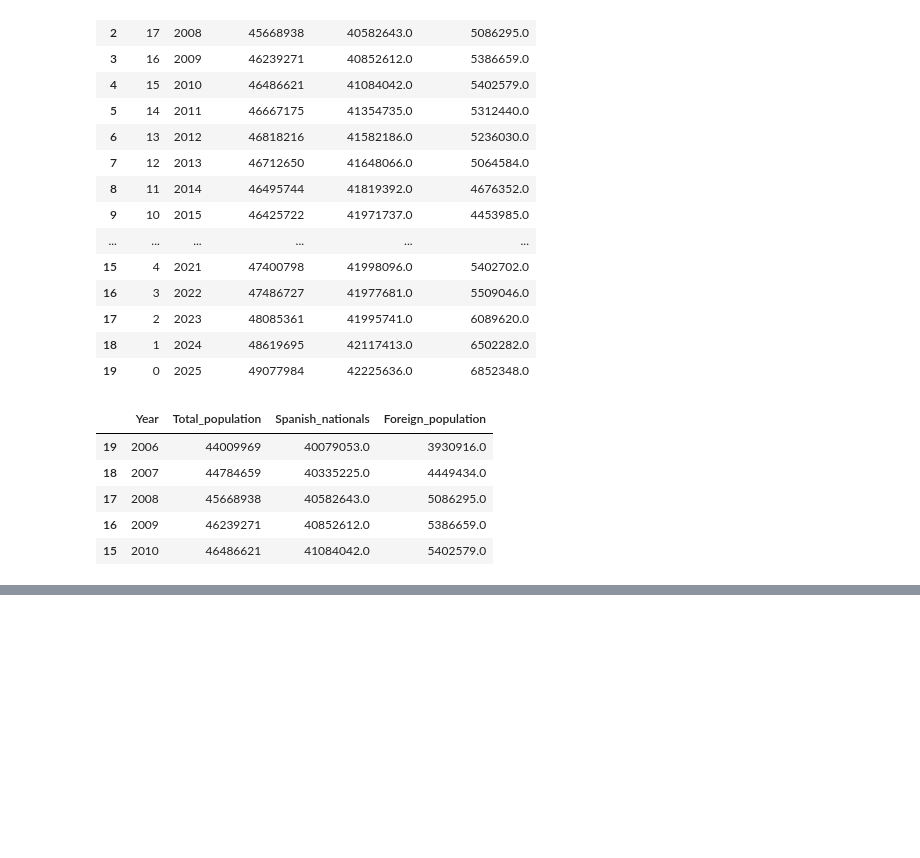
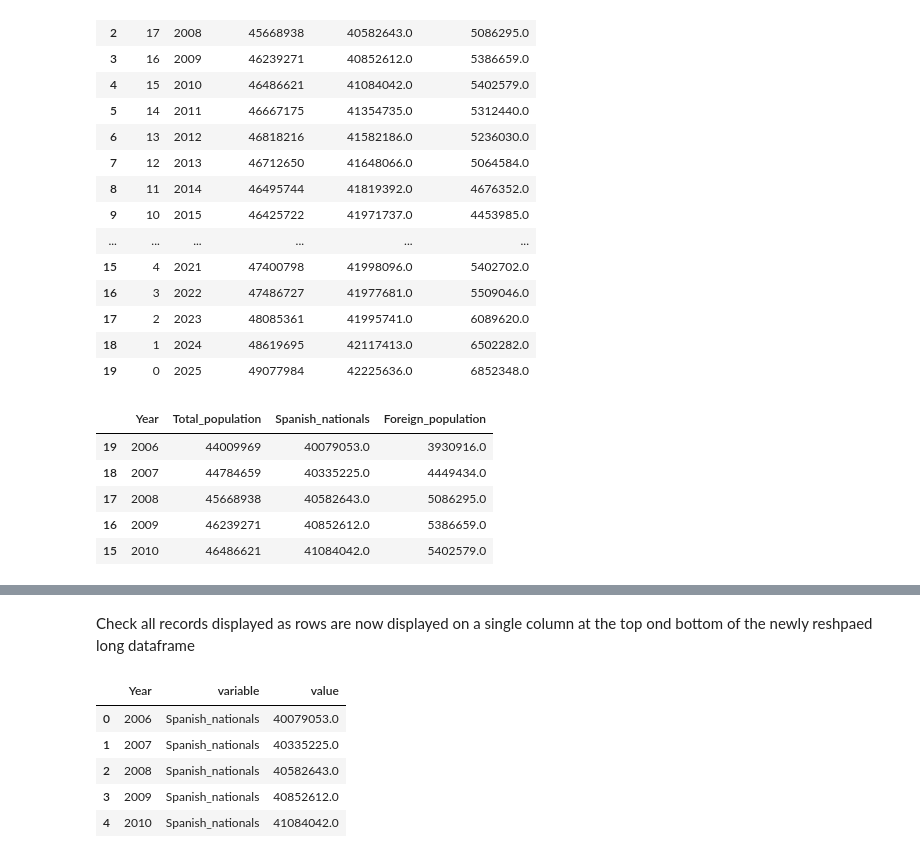
Before and after one commit to Pablo-source/ML-using-Python, a Jupyter notebook: Seaborn_gallery/02_percent_barplot_population_nationality.ipynb, the cells around one changed output, grey strips where cells are left out. Saved outputs shown, nothing was run; the diff lists cells and outputs as text; code cells hidden in the pictures; blank space fills up the shorter version.

Commit message:
Renamed colums for plot

```diff
--- a/Seaborn_gallery/02_percent_barplot_population_nationality.ipynb
+++ b/Seaborn_gallery/02_percent_barplot_population_nationality.ipynb
@@ -282,0 +316,11 @@ df_to_reshape.head()
+# %% [markdown]
+Check all records displayed as rows are now displayed on a single column at the top ond bottom of the newly reshpaed long dataframe
+# %%
+population_long.head(5)
+# %% [output]
+|  | Year | variable | value |
+| 0 | 2006 | Spanish_nationals | 40079053.0 |
+| 1 | 2007 | Spanish_nationals | 40335225.0 |
+| 2 | 2008 | Spanish_nationals | 40582643.0 |
+| 3 | 2009 | Spanish_nationals | 40852612.0 |
+| 4 | 2010 | Spanish_nationals | 41084042.0 |
```
Also changed, not shown: parts of 8 cells of this notebook.
